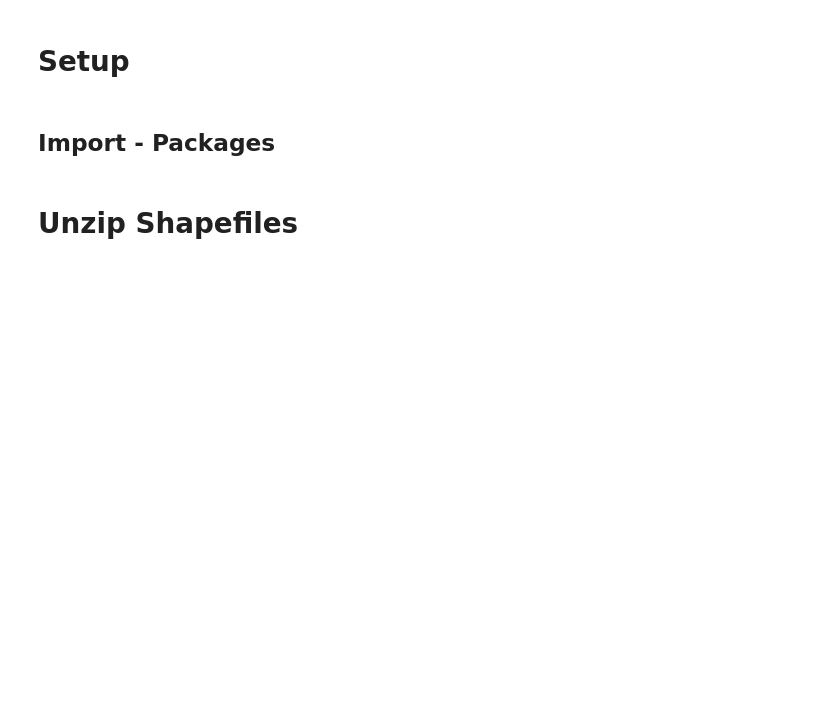
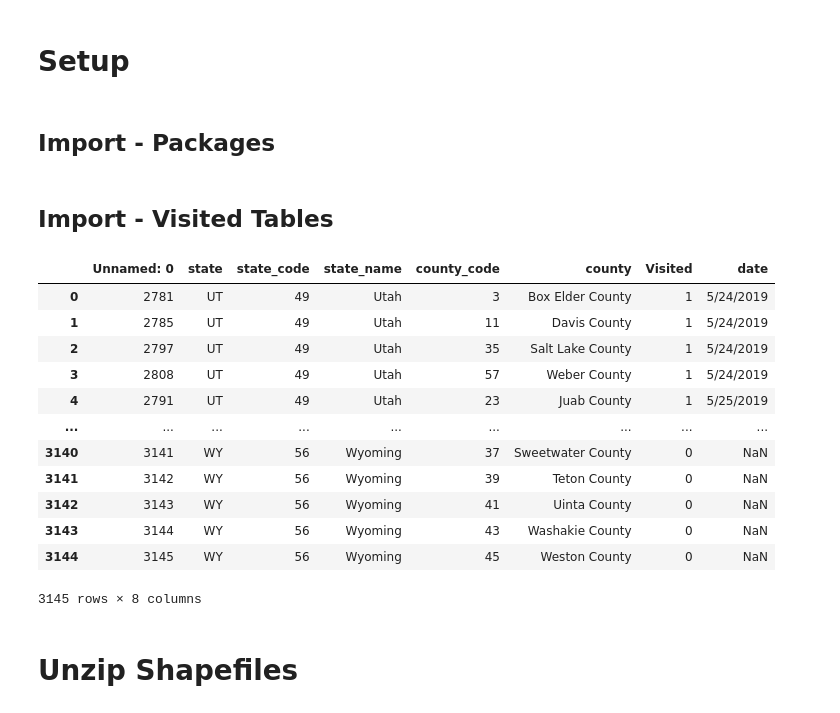
Before and after one commit to canfielder/trackingcounties, a Jupyter notebook: notebooks/generate_data/prepare_shapefiles.ipynb, the cells around one changed output. Saved outputs shown, nothing was run; the diff lists cells and outputs as text; code cells hidden in the pictures; blank space fills up the shorter version.

```diff
--- a/notebooks/generate_data/prepare_shapefiles.ipynb
+++ b/notebooks/generate_data/prepare_shapefiles.ipynb
@@ -24,6 +24,29 @@ import siuba as s
 # -------------------------------------------------------------------------- #
 # LOCAL #
 from tracking_counties.config import SEED, ROOT_DIR
+# %% [markdown]
+## Import - Visited Tables
+# %%
+table_dir = pl.PurePath(ROOT_DIR, 'data', 'tables')
+county_path = pl.PurePath(table_dir, 'list_of_counties_active.csv')
+
+df_counties = pd.read_csv(county_path)
+# %%
+df_counties
+# %% [output]
+|  | Unnamed: 0 | state | state_code | state_name | county_code | county | Visited | date |
+| 0 | 2781 | UT | 49 | Utah | 3 | Box Elder County | 1 | 5/24/2019 |
+| 1 | 2785 | UT | 49 | Utah | 11 | Davis County | 1 | 5/24/2019 |
+| 2 | 2797 | UT | 49 | Utah | 35 | Salt Lake County | 1 | 5/24/2019 |
+| 3 | 2808 | UT | 49 | Utah | 57 | Weber County | 1 | 5/24/2019 |
+| 4 | 2791 | UT | 49 | Utah | 23 | Juab County | 1 | 5/25/2019 |
+| ... | ... | ... | ... | ... | ... | ... | ... | ... |
+| 3140 | 3141 | WY | 56 | Wyoming | 37 | Sweetwater County | 0 | NaN |
+| 3141 | 3142 | WY | 56 | Wyoming | 39 | Teton County | 0 | NaN |
+| 3142 | 3143 | WY | 56 | Wyoming | 41 | Uinta County | 0 | NaN |
+| 3143 | 3144 | WY | 56 | Wyoming | 43 | Washakie County | 0 | NaN |
+| 3144 | 3145 | WY | 56 | Wyoming | 45 | Weston County | 0 | NaN |
+3145 rows × 8 columns
 # %% [markdown]
 # Unzip Shapefiles
 # %% [markdown]
```
Also changed, not shown: parts of 3 cells of this notebook, 6 other files.
